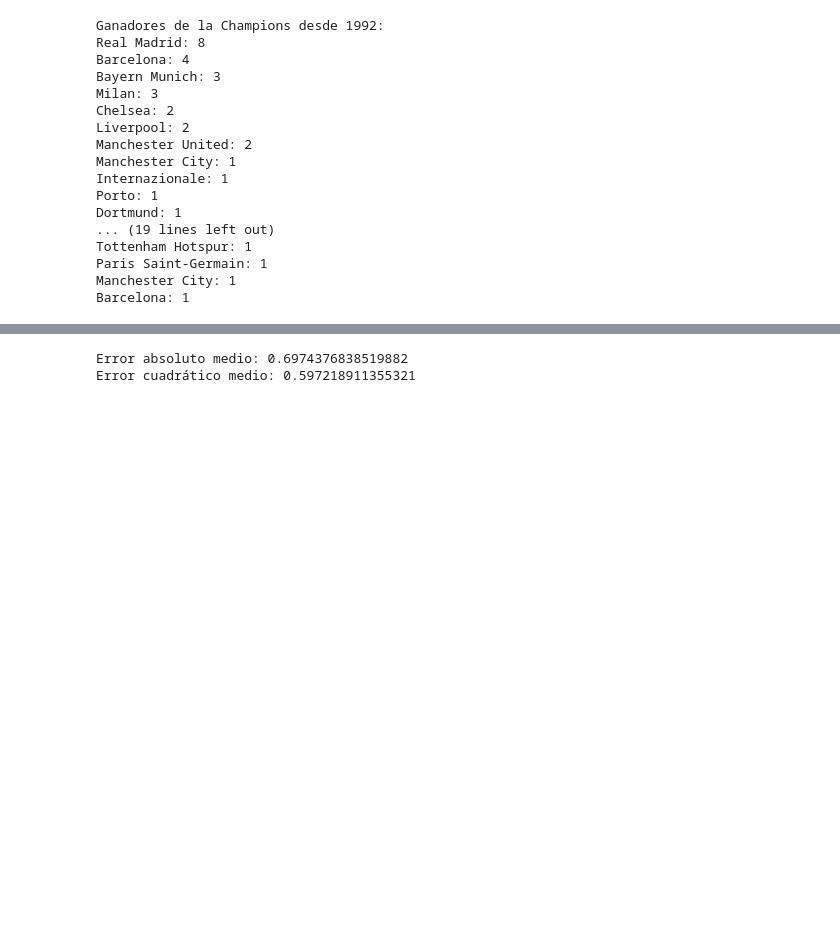
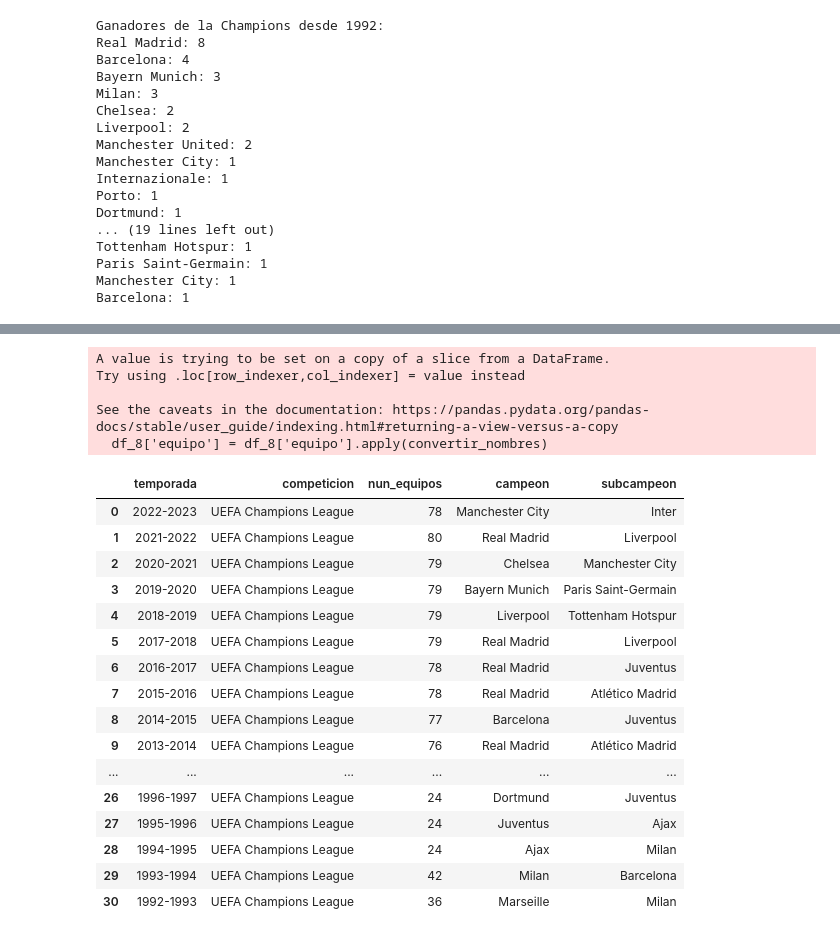
Before and after one commit to ESTHERRODRIGUEZGARCIA/UEFA_Champions_League, a Jupyter notebook: analisis.ipynb, the cells around one changed output, grey strips where cells are left out. Drawn from its saved outputs; the diff is of its cells as text; code cells hidden in the pictures; blank space fills up the shorter version.

```diff
--- a/analisis.ipynb
+++ b/analisis.ipynb
@@ -357,23 +329,0 @@ Coeficiente para X3: 0.0248
-# %%
-from sklearn.model_selection import train_test_split
-
-# Dividir los datos en conjuntos de entrenamiento y prueba
-X_train, X_test, y_train, y_test = train_test_split(X, y, test_size=0.2, random_state=0)
-
-# Crear el modelo de regresión lineal
-model = LinearRegression()
-
-# Ajustar el modelo a los datos de entrenamiento
-model.fit(X_train, y_train)
-
-#hacer predicciones en el conjunto de prueba
-y_pred = model.predict(X_test)
-
-#evaluar el rendimiento del modelo
-from sklearn import metrics
-print('Error absoluto medio:', metrics.mean_absolute_error(y_test, y_pred))
-
-print('Error cuadrático medio:', metrics.mean_squared_error(y_test, y_pred))
-# %% [output]
-Error absoluto medio: 0.6974376838519882
-Error cuadrático medio: 0.597218911355321
@@ -399,0 +330,40 @@ print(df)
+# %%
+# Función para convertir los nombres de los equipos a un formato estándar
+def convertir_nombres(equipo):
+    for key, values in equivalencias.items():
+        if equipo in values:
+            return key
+    return equipo
+
+# Aplicar la función a los DataFrames
+df_general['campeon'] = df_general['campeon'].apply(convertir_nombres)
+df_general['subcampeon'] = df_general['subcampeon'].apply(convertir_nombres)
+df_temporadas['HOME_TEAM'] = df_temporadas['HOME_TEAM'].apply(convertir_nombres)
+df_temporadas['AWAY_TEAM'] = df_temporadas['AWAY_TEAM'].apply(convertir_nombres)
+df_8['equipo'] = df_8['equipo'].apply(convertir_nombres)
+# %% [output]
+A value is trying to be set on a copy of a slice from a DataFrame.
+Try using .loc[row_indexer,col_indexer] = value instead
+
+See the caveats in the documentation: https://pandas.pydata.org/pandas-docs/stable/user_guide/indexing.html#returning-a-view-versus-a-copy
+  df_8['equipo'] = df_8['equipo'].apply(convertir_nombres)
+# %%
+df_general
+# %% [output]
+|  | temporada | competicion | nun_equipos | campeon | subcampeon |
+| 0 | 2022-2023 | UEFA Champions League | 78 | Manchester City | Inter |
+| 1 | 2021-2022 | UEFA Champions League | 80 | Real Madrid | Liverpool |
+| 2 | 2020-2021 | UEFA Champions League | 79 | Chelsea | Manchester City |
+| 3 | 2019-2020 | UEFA Champions League | 79 | Bayern Munich | Paris Saint-Germain |
+| 4 | 2018-2019 | UEFA Champions League | 79 | Liverpool | Tottenham Hotspur |
+| 5 | 2017-2018 | UEFA Champions League | 79 | Real Madrid | Liverpool |
+| 6 | 2016-2017 | UEFA Champions League | 78 | Real Madrid | Juventus |
+| 7 | 2015-2016 | UEFA Champions League | 78 | Real Madrid | Atlético Madrid |
+| 8 | 2014-2015 | UEFA Champions League | 77 | Barcelona | Juventus |
+| 9 | 2013-2014 | UEFA Champions League | 76 | Real Madrid | Atlético Madrid |
+| ... | ... | ... | ... | ... | ... |
+| 26 | 1996-1997 | UEFA Champions League | 24 | Dortmund | Juventus |
+| 27 | 1995-1996 | UEFA Champions League | 24 | Juventus | Ajax |
+| 28 | 1994-1995 | UEFA Champions League | 24 | Ajax | Milan |
+| 29 | 1993-1994 | UEFA Champions League | 42 | Milan | Barcelona |
+| 30 | 1992-1993 | UEFA Champions League | 36 | Marseille | Milan |
```
Also changed, not shown: parts of 10 cells of this notebook.
